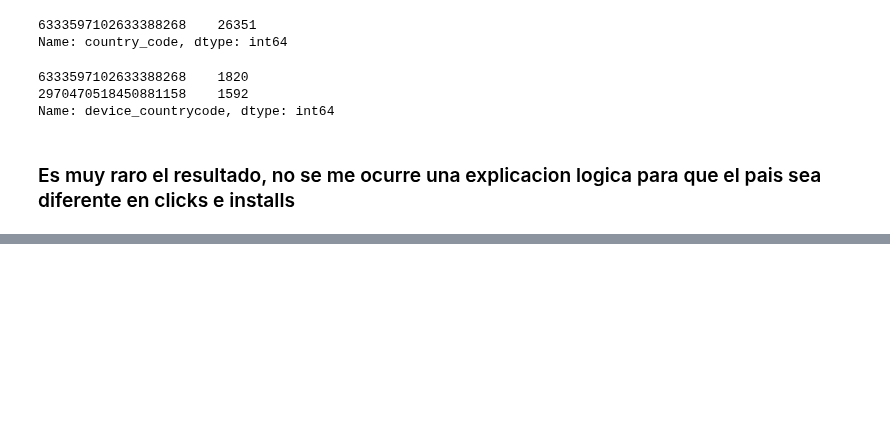
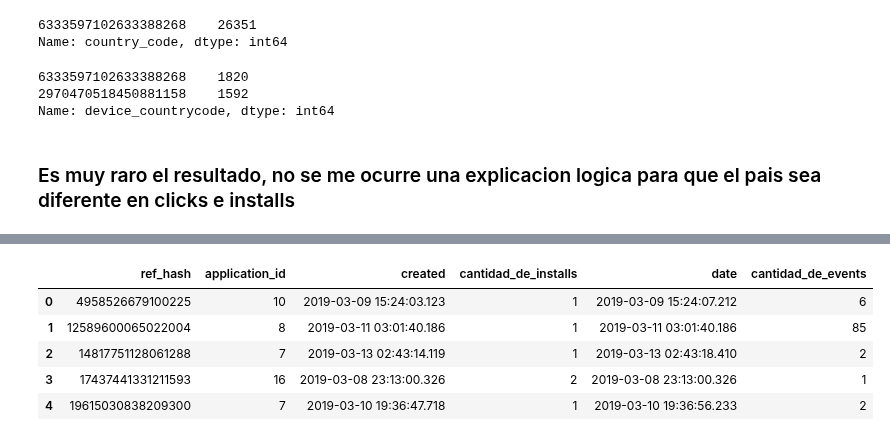
Before and after one commit to sberoch/Datos, a Jupyter notebook: merged.ipynb, the cells around one changed output, grey strips where cells are left out. Saved outputs shown, nothing was run; the diff lists cells and outputs as text; code cells hidden in the pictures; blank space fills up the shorter version.

```diff
--- a/merged.ipynb
+++ b/merged.ipynb
@@ -266,0 +309,10 @@ Name: device_countrycode, dtype: int64
+# %%
+merged_3 = inst_3.merge(evnt_3, on=['ref_hash','application_id'])
+merged_3.head()
+# %% [output]
+|  | ref_hash | application_id | created | cantidad_de_installs | date | cantidad_de_events |
+| 0 | 4958526679100225 | 10 | 2019-03-09 15:24:03.123 | 1 | 2019-03-09 15:24:07.212 | 6 |
+| 1 | 12589600065022004 | 8 | 2019-03-11 03:01:40.186 | 1 | 2019-03-11 03:01:40.186 | 85 |
+| 2 | 14817751128061288 | 7 | 2019-03-13 02:43:14.119 | 1 | 2019-03-13 02:43:18.410 | 2 |
+| 3 | 17437441331211593 | 16 | 2019-03-08 23:13:00.326 | 2 | 2019-03-08 23:13:00.326 | 1 |
+| 4 | 19615030838209300 | 7 | 2019-03-10 19:36:47.718 | 1 | 2019-03-10 19:36:56.233 | 2 |
```
Also changed, not shown: parts of 10 cells of this notebook.
